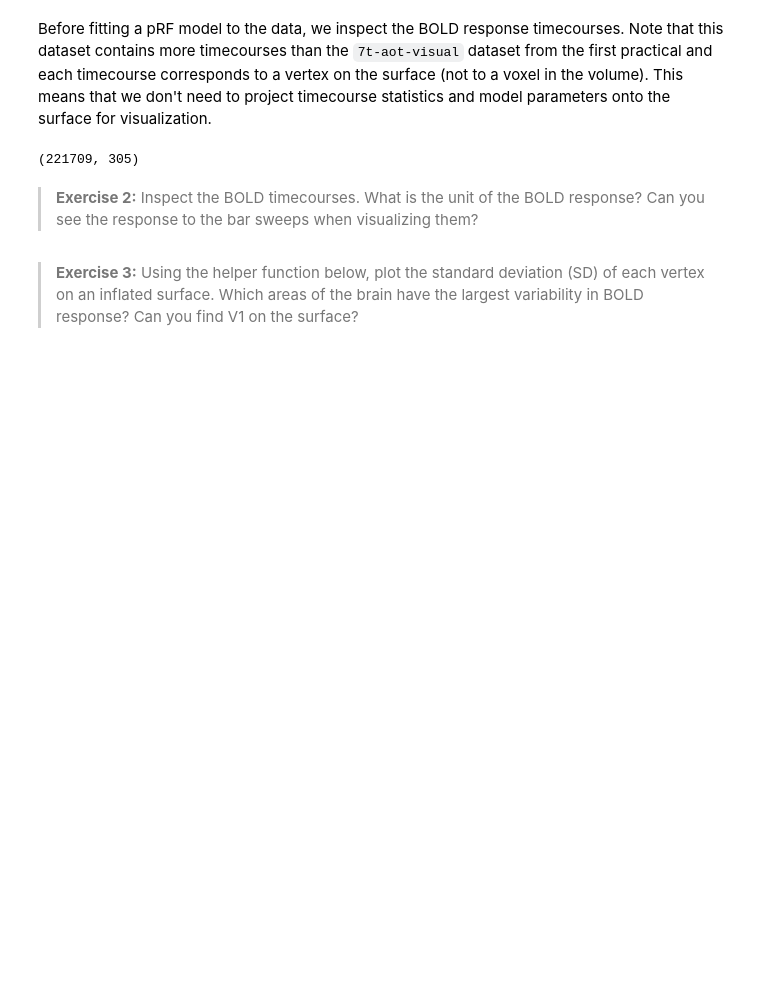
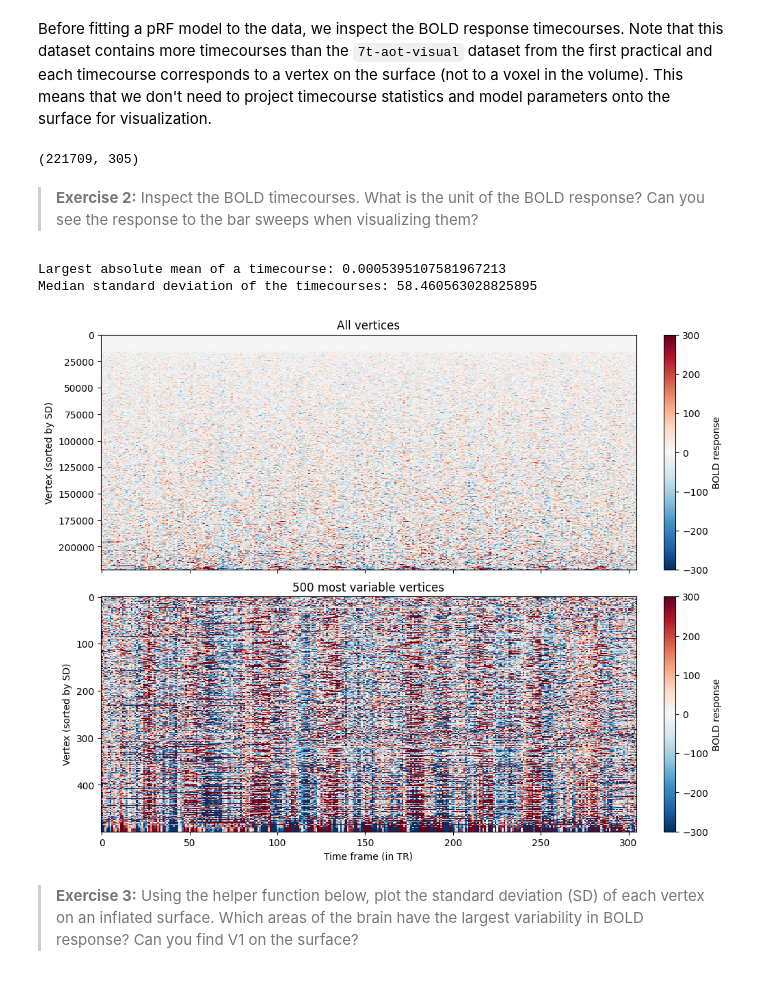
Before and after one commit to martaangelo/prf, a Jupyter notebook: notebooks/workshop/02-prf-visual-fmri-cv.ipynb, the cells around one changed output. Cells and saved outputs as stored; diff of their text form; code cells hidden in the pictures; blank space fills up the shorter version.

```diff
--- a/notebooks/workshop/02-prf-visual-fmri-cv.ipynb
+++ b/notebooks/workshop/02-prf-visual-fmri-cv.ipynb
@@ -114,7 +114,38 @@ response_train.shape
 # %% [markdown]
 > **Exercise 2:** Inspect the BOLD timecourses. What is the unit of the BOLD response? Can you see the response to the bar sweeps when visualizing them?
 # %%
-# Your code goes here
+print("Largest absolute mean of a timecourse:", np.abs(response_train.mean(axis=1)).max())
+print("Median standard deviation of the timecourses:", np.median(response_train.std(axis=1)))
+# %% [output]
+Largest absolute mean of a timecourse: 0.0005395107581967213
+Median standard deviation of the timecourses: 58.460563028825895
+# %%
+import matplotlib.pyplot as plt
+from prfmodel.plotting import plot_response_heatmap
+
+# All vertices, sorted by the standard deviation of their response (the most variable at the bottom)
+sorted_vertices = np.argsort(response_train.std(axis=1))
+
+fig, axes = plt.subplots(2, 1, figsize=(10, 8), sharex=True, layout="constrained")
+
+for ax, vertices, title in zip(
+    axes, [sorted_vertices, sorted_vertices[-500:]], ["All vertices", "500 most variable vertices"],
+):
+    plot_response_heatmap(
+        response_train[vertices],
+        vmin=-300,
+        vmax=300,
+        cmap="RdBu_r",
+        xlabel="",
+        ylabel="Vertex (sorted by SD)",
+        colorbar_label="BOLD response",
+        ax=ax,
+    )
+    ax.set_title(title)
+
+axes[-1].set_xlabel("Time frame (in TR)");
+# %% [output]
+[figure, added]
 # %% [markdown]
 > **Exercise 3:** Using the helper function below, plot the standard deviation (SD) of each vertex on an inflated surface. Which areas of the brain have the largest variability in BOLD response? Can you find V1 on the surface?
 # %%
```
Also changed, not shown: parts of 2 cells of this notebook.
